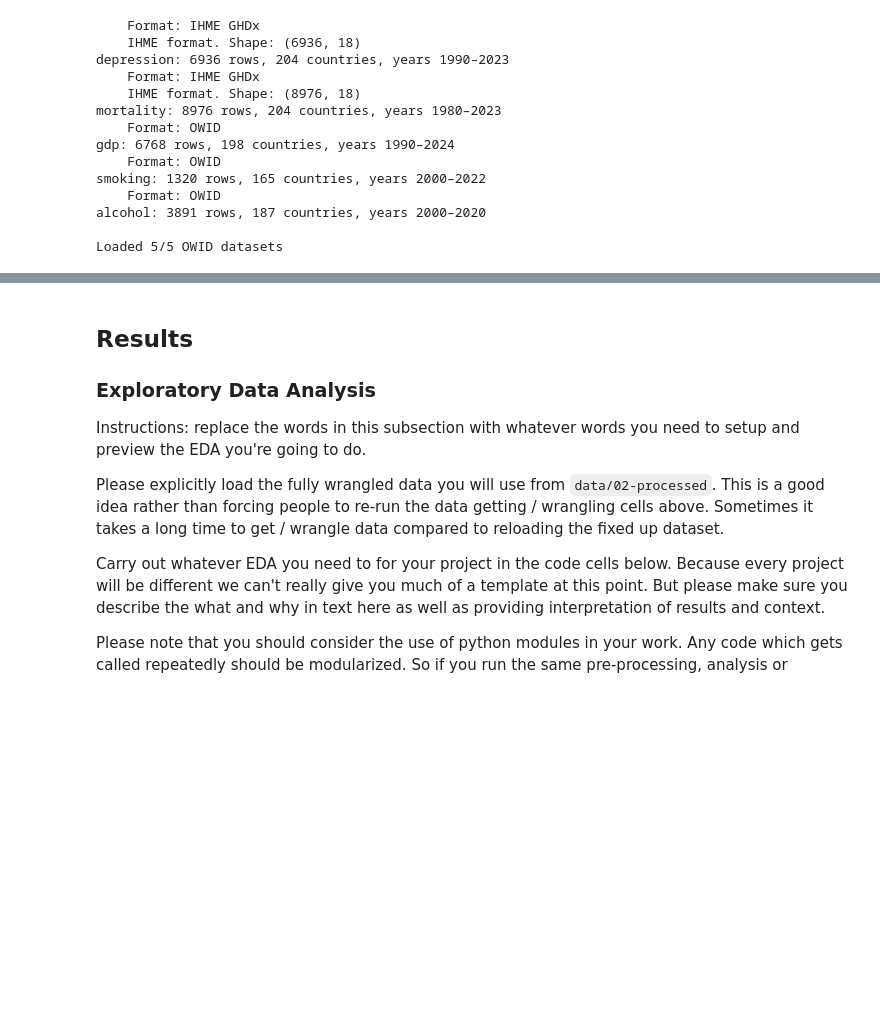
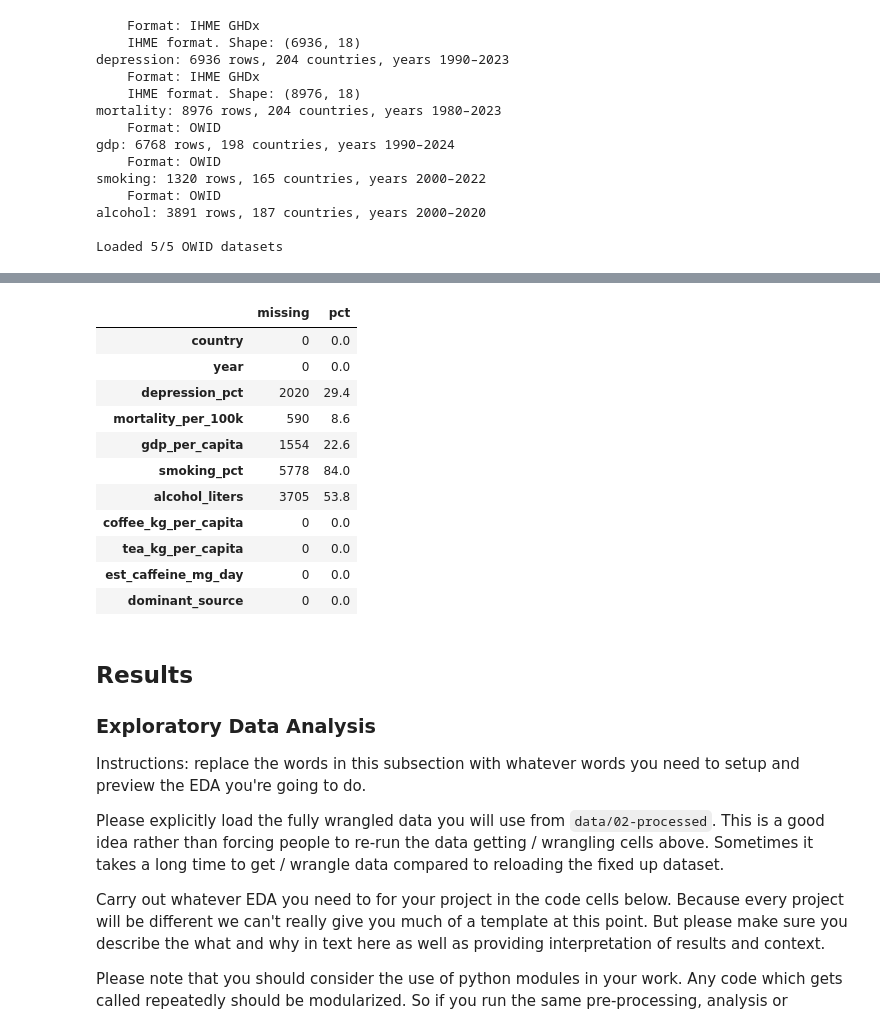
Before and after one commit to COGS108/Group077_WI26, a Jupyter notebook: 02-EDACheckpoint.ipynb, the cells around one changed output, grey strips where cells are left out. Saved outputs shown, nothing was run; the diff lists cells and outputs as text; code cells hidden in the pictures; blank space fills up the shorter version.

```diff
--- a/02-EDACheckpoint.ipynb
+++ b/02-EDACheckpoint.ipynb
@@ -429,3 +404,81 @@ smoking: 1320 rows, 165 countries, years 2000–2022
 alcohol: 3891 rows, 187 countries, years 2000–2020
 
 Loaded 5/5 OWID datasets
+# %%
+## Build merged country-year panel
+from scipy import stats
+import warnings
+warnings.filterwarnings('ignore')
+
+# Build outcome/confounder panel by outer-joining all OWID/IHME datasets
+panel = None
+for key in ['depression', 'mortality', 'gdp', 'smoking', 'alcohol']:
+    if key not in owid_dfs:
+        continue
+    df_ow = owid_dfs[key].copy()
+    if panel is None:
+        panel = df_ow
+    else:
+        panel = panel.merge(
+            df_ow.drop(columns='iso3', errors='ignore'),
+            on=['country', 'year'], how='outer')
+
+if panel is not None and 'iso3' in panel.columns:
+    panel = panel[panel['iso3'].notna() & (panel['iso3'].str.len() == 3)]
+
+print(f"Panel (outcomes+confounders): {panel.shape[0]} rows, "
+      f"{panel['country'].nunique()} countries, "
+      f"years {panel['year'].min():.0f}–{panel['year'].max():.0f}")
+
+# Build beverage cross-section from in-memory dataframes (coffee_df, tea_df)
+# These were created in Cell 13 and Cell 15 — fall back to CSV if needed
+PROCESSED = Path('data/02-processed')
+
+try:
+    beverage = coffee_df[['country', 'coffee_kg_per_capita']].merge(
+        tea_df[['country', 'tea_kg_per_capita']], on='country', how='inner')
+    print("Beverage data loaded from memory (coffee_df, tea_df)")
+except NameError:
+    # If cells were run out of order, try loading from saved CSVs
+    coffee_df = pd.read_csv(PROCESSED / 'coffee_processed.csv')
+    tea_df = pd.read_csv(PROCESSED / 'tea_processed.csv')
+    beverage = coffee_df[['country', 'coffee_kg_per_capita']].merge(
+        tea_df[['country', 'tea_kg_per_capita']], on='country', how='inner')
+    print("Beverage data loaded from CSV files")
+
+COFFEE_FACTOR = 32.9  # 1 kg/yr ≈ 2.74 g/day × 12 mg/g
+TEA_FACTOR    = 54.8  # 1 kg/yr ≈ 2.74 g/day × 20 mg/g
+beverage['est_caffeine_mg_day'] = (
+    beverage['coffee_kg_per_capita'] * COFFEE_FACTOR +
+    beverage['tea_kg_per_capita']    * TEA_FACTOR)
+beverage['dominant_source'] = np.where(
+    beverage['coffee_kg_per_capita'] > beverage['tea_kg_per_capita'],
+    'Coffee-dominant', 'Tea-dominant')
+print(f"Beverage cross-section: {beverage.shape[0]} countries")
+
+# Inner-join caffeine onto the panel
+merged = panel.merge(beverage, on='country', how='inner')
+print(f"\nMerged panel: {merged.shape[0]} rows, "
+      f"{merged['country'].nunique()} countries, "
+      f"years {merged['year'].min():.0f}–{merged['year'].max():.0f}")
+
+# Find most recent year with outcome data
+if 'depression_pct' in merged.columns and merged['depression_pct'].notna().any():
+    RECENT_YEAR = int(merged.dropna(subset=['depression_pct'])['year'].max())
+elif 'mortality_per_100k' in merged.columns and merged['mortality_per_100k'].notna().any():
+    RECENT_YEAR = int(merged.dropna(subset=['mortality_per_100k'])['year'].max())
+else:
+    RECENT_YEAR = int(merged['year'].max())
+
+cross_section = merged[merged['year'] == RECENT_YEAR].copy()
+print(f"Most recent cross-section (year={RECENT_YEAR}): {cross_section.shape[0]} countries")
+
+print(f"\nMissing values in full panel:")
+display(merged.isnull().sum().to_frame('missing').assign(
+    pct=lambda x: (x['missing'] / len(merged) * 100).round(1)))
+
+# Save for EDA cells
+PROCESSED.mkdir(parents=True, exist_ok=True)
+merged.to_csv(PROCESSED / 'merged_panel.csv', index=False)
+cross_section.to_csv(PROCESSED / 'merged_cross_section.csv', index=False)
+# %% [output]
@@ -432,3 +493,15 @@ Loaded 5/5 OWID datasets
+|  | missing | pct |
+| country | 0 | 0.0 |
+| year | 0 | 0.0 |
+| depression_pct | 2020 | 29.4 |
+| mortality_per_100k | 590 | 8.6 |
+| gdp_per_capita | 1554 | 22.6 |
+| smoking_pct | 5778 | 84.0 |
+| alcohol_liters | 3705 | 53.8 |
+| coffee_kg_per_capita | 0 | 0.0 |
+| tea_kg_per_capita | 0 | 0.0 |
+| est_caffeine_mg_day | 0 | 0.0 |
+| dominant_source | 0 | 0.0 |
 # %% [markdown]
 ## Results
 
```
Also changed, not shown: parts of 2 cells of this notebook.
